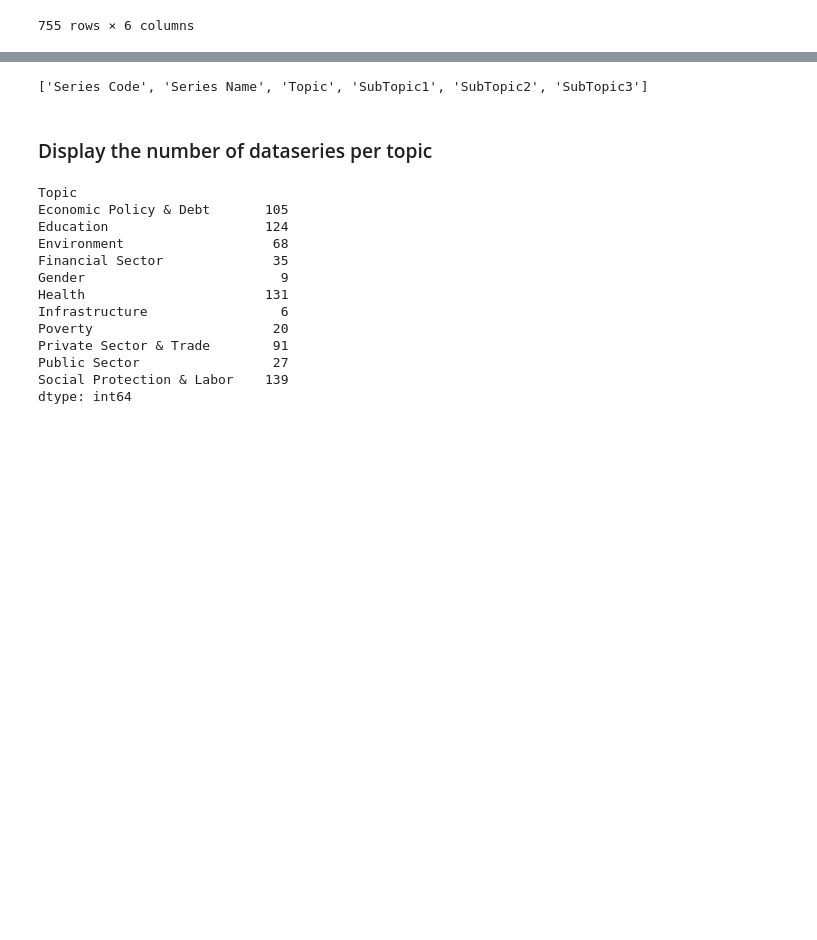
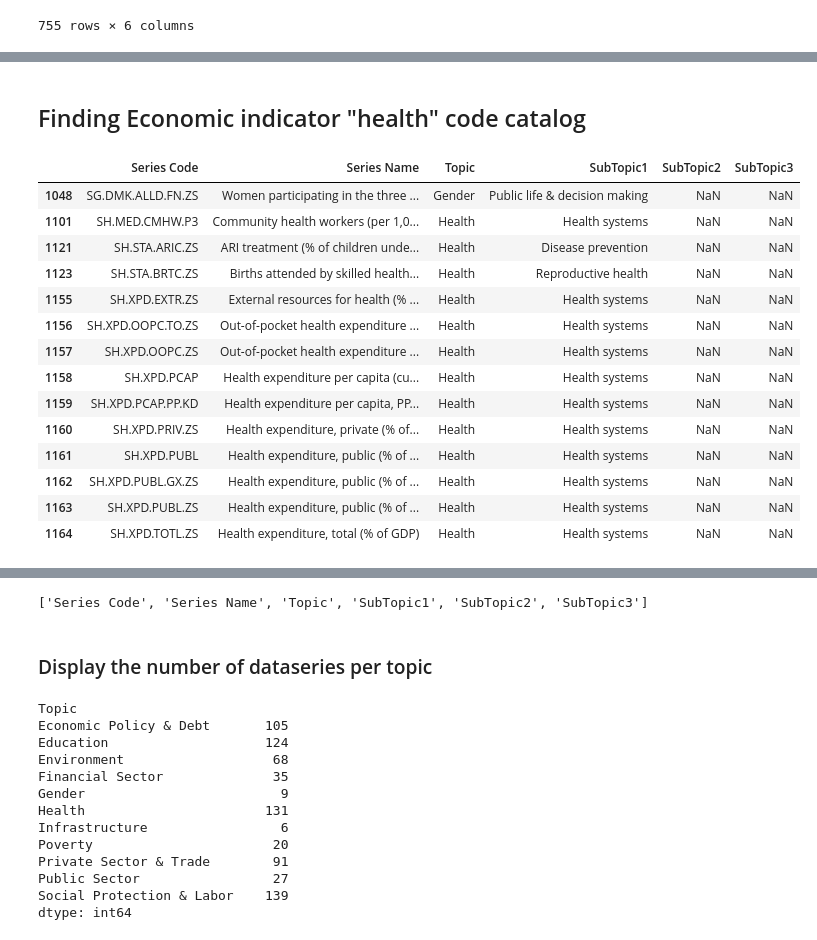
Before and after one commit to rjlopez2/ADS-_CAS_Bern_2020, a Jupyter notebook: Projects/M3/scrap_wikipedia_revo_list.ipynb, the cells around one changed output, grey strips where cells are left out. Saved outputs shown, nothing was run; the diff lists cells and outputs as text; code cells hidden in the pictures; blank space fills up the shorter version.

```diff
--- a/Projects/M3/scrap_wikipedia_revo_list.ipynb
+++ b/Projects/M3/scrap_wikipedia_revo_list.ipynb
@@ -199,0 +264,21 @@ raw_percentage_db_catalog
+# %% [markdown]
+## Finding Economic indicator "health" code catalog
+# %%
+# find_your_serie(by_code=True, full_wb_catalog=full_db_catalog, in_your_serie = "ff")
+find_your_serie(by_name=True, in_your_serie = "health")
+# %% [output]
+|  | Series Code | Series Name | Topic | SubTopic1 | SubTopic2 | SubTopic3 |
+| 1048 | SG.DMK.ALLD.FN.ZS | Women participating in the three ... | Gender | Public life & decision making | NaN | NaN |
+| 1101 | SH.MED.CMHW.P3 | Community health workers (per 1,0... | Health | Health systems | NaN | NaN |
+| 1121 | SH.STA.ARIC.ZS | ARI treatment (% of children unde... | Health | Disease prevention | NaN | NaN |
+| 1123 | SH.STA.BRTC.ZS | Births attended by skilled health... | Health | Reproductive health | NaN | NaN |
+| 1155 | SH.XPD.EXTR.ZS | External resources for health (% ... | Health | Health systems | NaN | NaN |
+| 1156 | SH.XPD.OOPC.TO.ZS | Out-of-pocket health expenditure ... | Health | Health systems | NaN | NaN |
+| 1157 | SH.XPD.OOPC.ZS | Out-of-pocket health expenditure ... | Health | Health systems | NaN | NaN |
+| 1158 | SH.XPD.PCAP | Health expenditure per capita (cu... | Health | Health systems | NaN | NaN |
+| 1159 | SH.XPD.PCAP.PP.KD | Health expenditure per capita, PP... | Health | Health systems | NaN | NaN |
+| 1160 | SH.XPD.PRIV.ZS | Health expenditure, private (% of... | Health | Health systems | NaN | NaN |
+| 1161 | SH.XPD.PUBL | Health expenditure, public (% of ... | Health | Health systems | NaN | NaN |
+| 1162 | SH.XPD.PUBL.GX.ZS | Health expenditure, public (% of ... | Health | Health systems | NaN | NaN |
+| 1163 | SH.XPD.PUBL.ZS | Health expenditure, public (% of ... | Health | Health systems | NaN | NaN |
+| 1164 | SH.XPD.TOTL.ZS | Health expenditure, total (% of GDP) | Health | Health systems | NaN | NaN |
```
Also changed, not shown: parts of 32 cells of this notebook, 10 other files.
